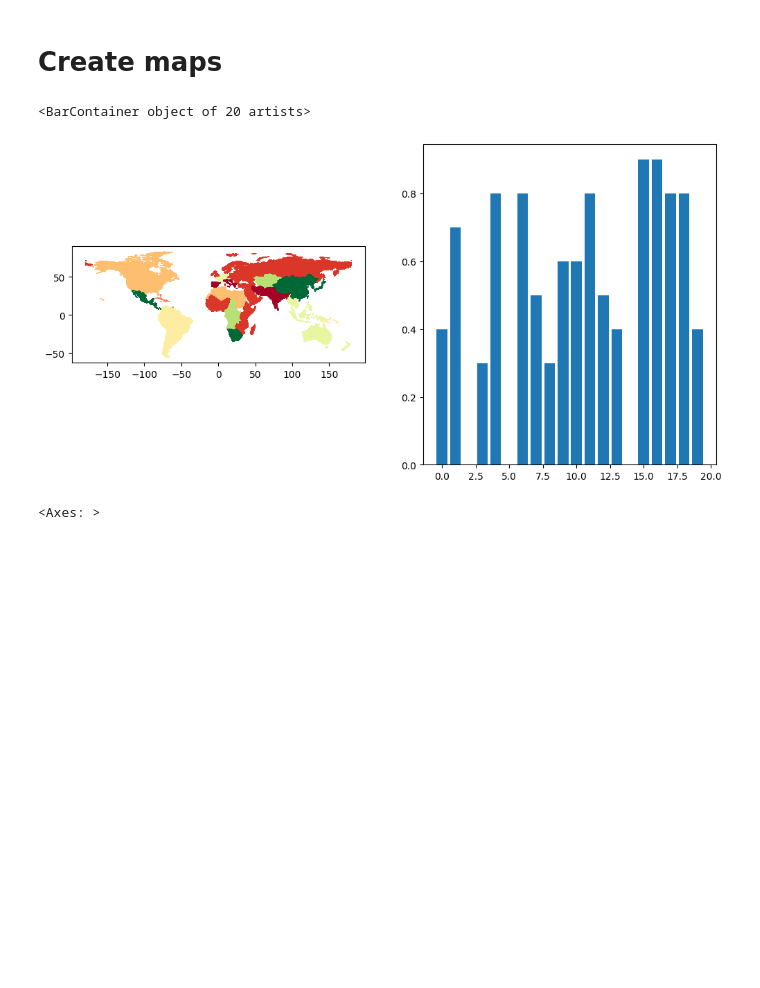
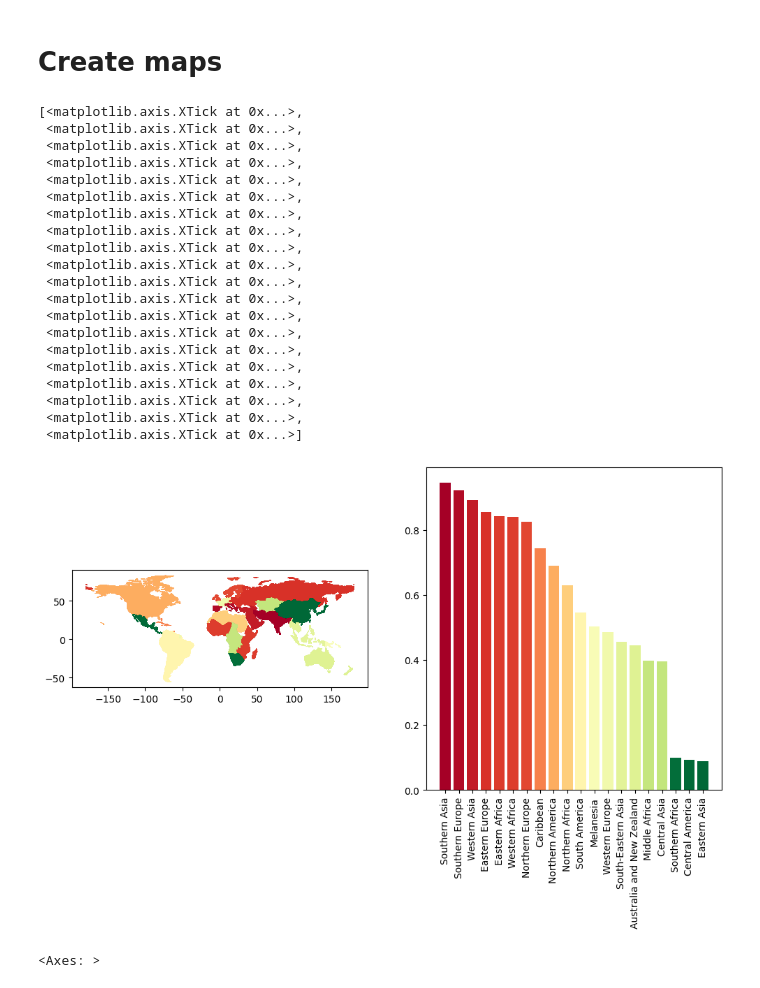
Before and after one commit to greenguy33/climate_econometric_model_comparison, a Jupyter notebook: notebooks/bayesian_models.ipynb, the cells around one changed output. Drawn from its saved outputs; the diff is of its cells as text; code cells hidden in the pictures; blank space fills up the shorter version.

Commit message:
barplot colormap from geopandas

```diff
--- a/notebooks/bayesian_models.ipynb
+++ b/notebooks/bayesian_models.ipynb
@@ -428,41 +428,63 @@ print(np.mean(np.mean(prediction_in_range)))
 # Create maps
 # %%
 res = az.summary(trace, var_names=["region_rs_coefs"])
-means, sds = list(res["mean"]), list(res["sd"])
-percent_zscores = {.9:1.645,.8:1.282,.7:1.036,.6:.842,.5:.674,.4:.524,.3:.385,.2:.253,.1:.126}
-region_bins = {}
-for i in [.1,.2,.3,.4,.5,.6,.7,.8,.9]:
-    region_bins[i] = [var_list[-20+index] for index in range(len(means)) if abs(sds[index]*percent_zscores[i]) < abs(means[index])]
-region_percentiles = {}
-for region in var_list[-20:]:
-    for i in [.1,.2,.3,.4,.5,.6,.7,.8,.9]:
-        if region in region_bins[i]:
-            region_percentiles[region.split("_")[0]] = i
-    if region.split("_")[0] not in region_percentiles:
-        region_percentiles[region.split("_")[0]] = 0
+means, sds = np.array(res["mean"]), np.array(res["sd"])
+zscores = means / sds
+percentiles = 1-2*(1 - st.norm.cdf(abs(zscores)))
+for index, region in enumerate(var_list[-20:]):
+    region_percentiles[region.split("_")[0]] = percentiles[index]
 tfp_regression_data["drought_bin"] = list(map(lambda x : 1-region_percentiles[x], tfp_regression_data.region23))
 # %%
 # % chance region negatively affected
 
 fig, axes = plt.subplots(1,2, figsize=(12,6))
 
 country_geopandas = geopandas.read_file(
     geopandas.datasets.get_path('naturalearth_lowres')
 )
 country_geopandas = country_geopandas.merge(
     tfp_regression_data,
     how='inner',
     left_on=['iso_a3'],
     right_on=['country']
 )
-country_geopandas.plot(column="drought_bin", cmap="RdYlGn", ax=axes[0])
+res = country_geopandas.plot(column="drought_bin", cmap="RdYlGn", ax=axes[0])
+cmap = plt.get_cmap('RdYlGn')
+norm = mcolors.Normalize(vmin=country_geopandas['drought_bin'].min(), vmax=country_geopandas['drought_bin'].max())
+colors = [cmap(norm(value)) for value in country_geopandas['drought_bin']]
 
-axes[1].bar(list(range(0,20)), list(region_percentiles.values()))
+sorted_region_percentiles = dict(sorted(region_percentiles.items(), key=lambda x: x[1], reverse=True))
+region_colors = []
+for region in sorted_region_percentiles.keys():
+    region_index = country_geopandas.loc[country_geopandas.region23 == region].index[0]
+    region_colors.append(colors[region_index])
+
+axes[1].bar(list(range(0,20)), list(sorted_region_percentiles.values()), color=region_colors)
+axes[1].set_xticks(list(range(0,20)), list(sorted_region_percentiles.keys()), rotation=90)
 
 # plt.savefig("../figures/fig2.eps", bbox_inches='tight', format="eps", dpi=1000)
 # %% [output]
-<BarContainer object of 20 artists>
+[<matplotlib.axis.XTick at 0x...>,
+ <matplotlib.axis.XTick at 0x...>,
+ <matplotlib.axis.XTick at 0x...>,
+ <matplotlib.axis.XTick at 0x...>,
+ <matplotlib.axis.XTick at 0x...>,
+ <matplotlib.axis.XTick at 0x...>,
+ <matplotlib.axis.XTick at 0x...>,
+ <matplotlib.axis.XTick at 0x...>,
+ <matplotlib.axis.XTick at 0x...>,
+ <matplotlib.axis.XTick at 0x...>,
+ <matplotlib.axis.XTick at 0x...>,
+ <matplotlib.axis.XTick at 0x...>,
+ <matplotlib.axis.XTick at 0x...>,
+ <matplotlib.axis.XTick at 0x...>,
+ <matplotlib.axis.XTick at 0x...>,
+ <matplotlib.axis.XTick at 0x...>,
+ <matplotlib.axis.XTick at 0x...>,
+ <matplotlib.axis.XTick at 0x...>,
+ <matplotlib.axis.XTick at 0x...>,
+ <matplotlib.axis.XTick at 0x...>]
-[figure, old version]
+[figure, new version]
 # %%
 # total droughts by country
 droughts_by_country = {}
```
Also changed, not shown: parts of 1 cell of this notebook.
